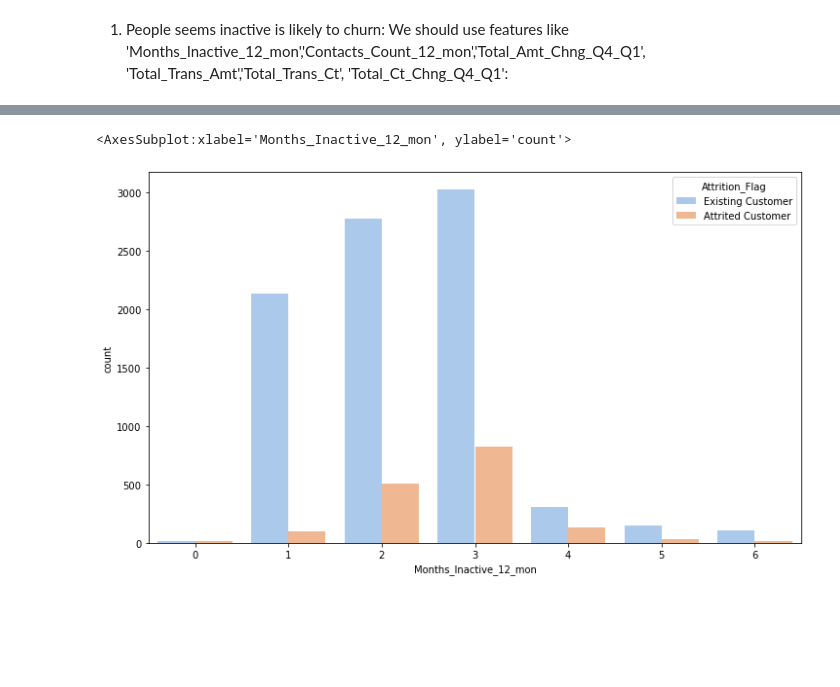
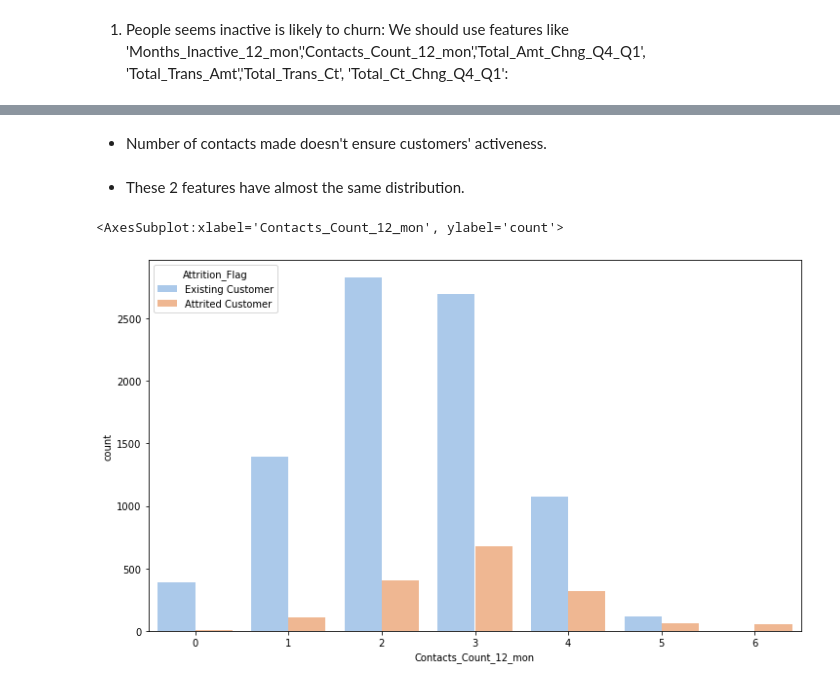
Before and after one commit to habuif/Credit_Card_Project, a Jupyter notebook: CVproject.ipynb, the cells around one changed output, grey strips where cells are left out. Cells and saved outputs as stored; diff of their text form; code cells hidden in the pictures; blank space fills up the shorter version.

Commit message:
Add explanation for plots

```diff
--- a/CVproject.ipynb
+++ b/CVproject.ipynb
@@ -369,6 +374,10 @@ We should use features like 'Months_Inactive_12_mon','Contacts_Count_12_mon','To
+# %% [markdown]
+- Number of contacts made doesn't ensure customers' activeness.
+# %% [markdown]
+- These 2 features have almost the same distribution.
 # %%
 plt.figure(figsize=(12,7))
-sns.countplot(data=data, x='Months_Inactive_12_mon',hue='Attrition_Flag')
+sns.countplot(data=data, x='Contacts_Count_12_mon',hue='Attrition_Flag')
 # %% [output]
-<AxesSubplot:xlabel='Months_Inactive_12_mon', ylabel='count'>
+<AxesSubplot:xlabel='Contacts_Count_12_mon', ylabel='count'>
-[figure, old version]
+[figure, new version]
```
Also changed, not shown: parts of 22 cells of this notebook.
